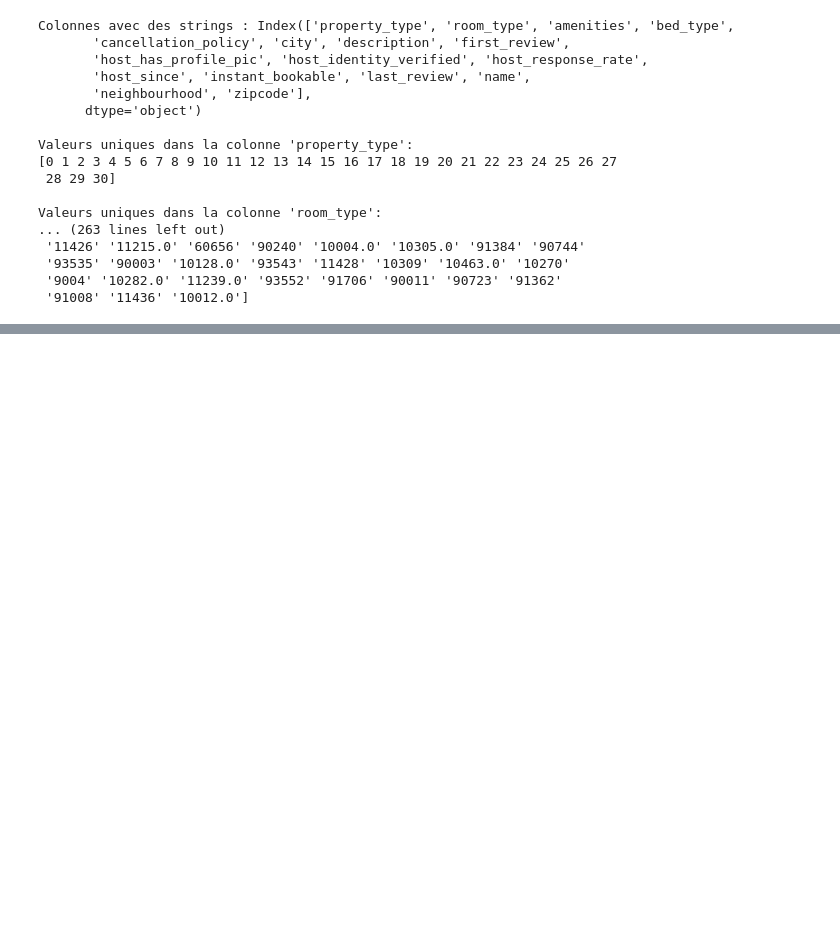
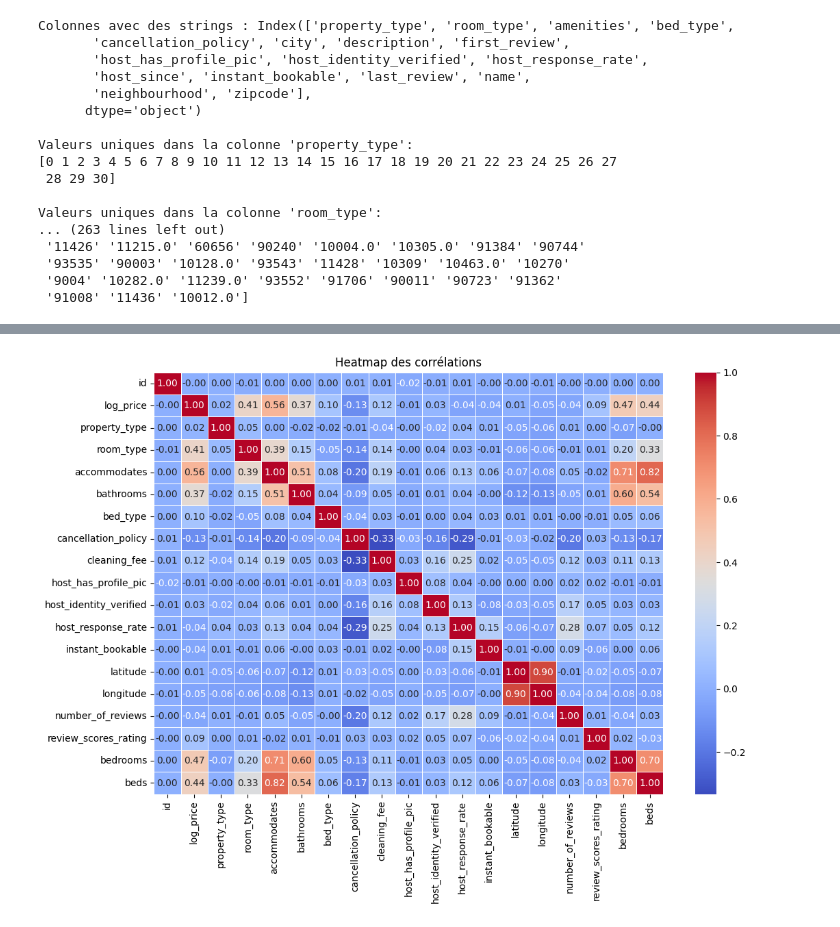
Before and after one commit to aure2004/Projet-Analyse-de-Donee, a Jupyter notebook: PROJET.ipynb, the cells around one changed output, grey strips where cells are left out. Drawn from its saved outputs; the diff is of its cells as text; code cells hidden in the pictures; blank space fills up the shorter version.

```diff
--- a/PROJET.ipynb
+++ b/PROJET.ipynb
@@ -117,6 +117,21 @@ class CustomTransformation():
         dataset["bathrooms"].fillna(0, inplace=True)
         dataset["accommodates"].fillna(0, inplace=True)
 
+        dataset['host_response_rate'] = (
+                dataset['host_response_rate']
+                .str.rstrip('%')  # Supprime le symbole '%'
+                .astype(float)    # Convertit en float
+                .fillna(0)        # Remplace les NaN par 0
+                .astype(int)      # Convertit en entier
+            )
+
+        dataset['instant_bookable'] = dataset['instant_bookable'].replace({'t': 1, 'f': 0})
+        dataset['host_has_profile_pic'] = dataset['host_has_profile_pic'].replace({'t': 1, 'f': 0})
+        dataset['host_identity_verified'] = dataset['host_identity_verified'].replace({'t': 1, 'f': 0})
+
+
+
+
         return dataset
 # %%
 features_transformer = CustomTransformation()
@@ -227,3 +220,7 @@ Valeurs uniques dans la colonne 'room_type':
  '93535' '90003' '10128.0' '93543' '11428' '10309' '10463.0' '10270'
  '9004' '10282.0' '11239.0' '93552' '91706' '90011' '90723' '91362'
  '91008' '11436' '10012.0']
+# %%
+columns_to_exclude = ['amenities', 'city', 'description', 'name', 'neighbourhood', 'zipcode','host_since', 'last_review', 'first_review']
+df = airbnb_train.drop(columns=columns_to_exclude)
+df.head()
@@ -229,0 +234,8 @@ Valeurs uniques dans la colonne 'room_type':
+# %%
+plt.figure(figsize=(12, 8))
+correlation_matrix = df.corr()  # Calculer la matrice de corrélation
+sns.heatmap(correlation_matrix, annot=True, cmap='coolwarm', fmt='.2f', linewidths=0.5)
+plt.title('Heatmap des corrélations')
+plt.show()
+# %% [output]
+[figure, added]
```
Also changed, not shown: parts of 15 cells of this notebook, 3 other files.
